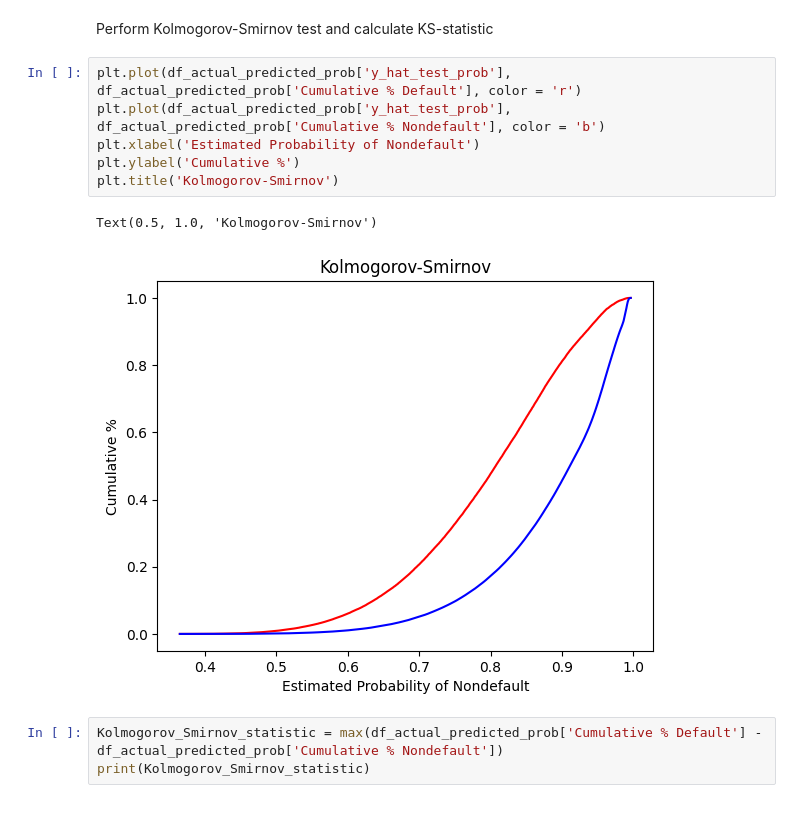
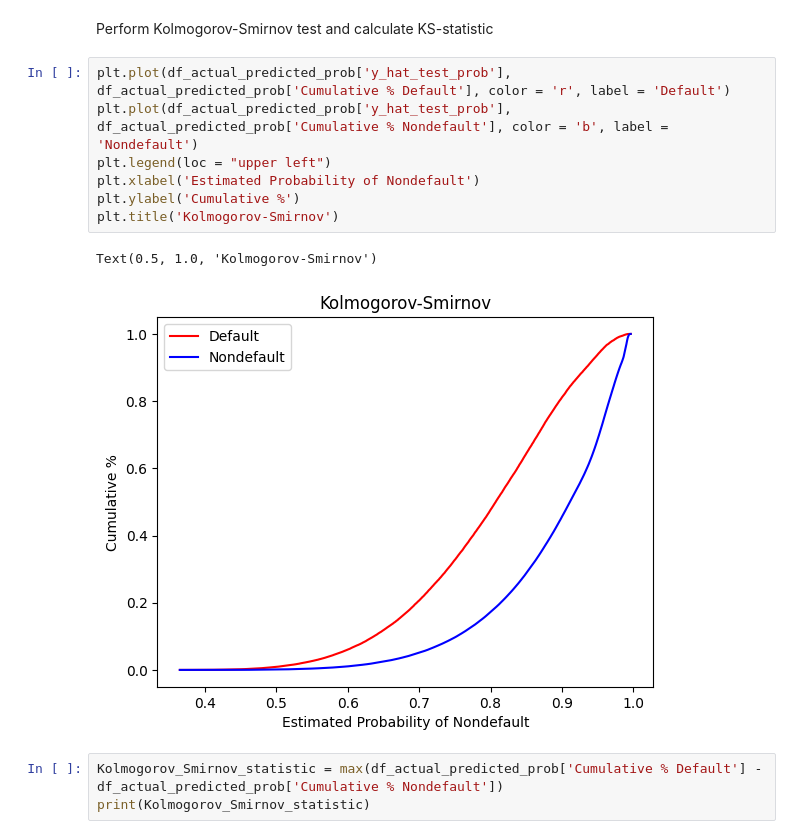
Before and after one commit to z252zhu/Credit-Risk-Modeling-on-Loan-Data, a Jupyter notebook: Credir Risk Modeling on Lending Club Loan Data - Modeling.ipynb, the cells around one changed output. Cells and saved outputs as stored; diff of their text form.

Commit message:
Update plots in Modeling.ipynb

```diff
--- a/Credir Risk Modeling on Lending Club Loan Data - Modeling.ipynb
+++ b/Credir Risk Modeling on Lending Club Loan Data - Modeling.ipynb
@@ -1009,14 +1009,15 @@ print(Gini_Coef)
 # %% [markdown]
 Perform Kolmogorov-Smirnov test and calculate KS-statistic
 # %%
-plt.plot(df_actual_predicted_prob['y_hat_test_prob'], df_actual_predicted_prob['Cumulative % Default'], color = 'r')
-plt.plot(df_actual_predicted_prob['y_hat_test_prob'], df_actual_predicted_prob['Cumulative % Nondefault'], color = 'b')
+plt.plot(df_actual_predicted_prob['y_hat_test_prob'], df_actual_predicted_prob['Cumulative % Default'], color = 'r', label = 'Default')
+plt.plot(df_actual_predicted_prob['y_hat_test_prob'], df_actual_predicted_prob['Cumulative % Nondefault'], color = 'b', label = 'Nondefault')
+plt.legend(loc = "upper left")
 plt.xlabel('Estimated Probability of Nondefault')
 plt.ylabel('Cumulative %')
 plt.title('Kolmogorov-Smirnov')
 # %% [output]
 Text(0.5, 1.0, 'Kolmogorov-Smirnov')
-[figure, old version]
+[figure, new version]
 # %%
 Kolmogorov_Smirnov_statistic = max(df_actual_predicted_prob['Cumulative % Default'] - df_actual_predicted_prob['Cumulative % Nondefault'])
 print(Kolmogorov_Smirnov_statistic)
```
Also changed, not shown: parts of 2 cells of this notebook.
